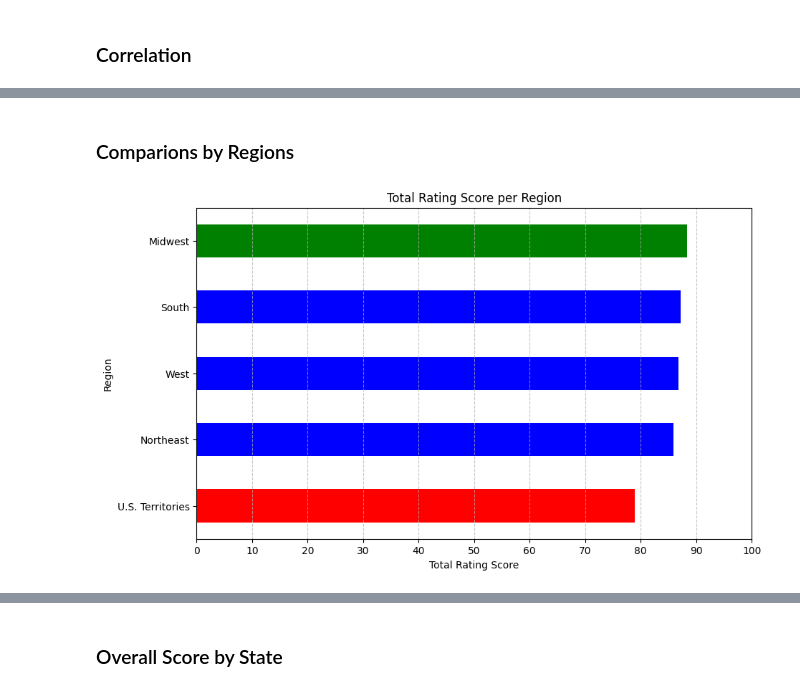
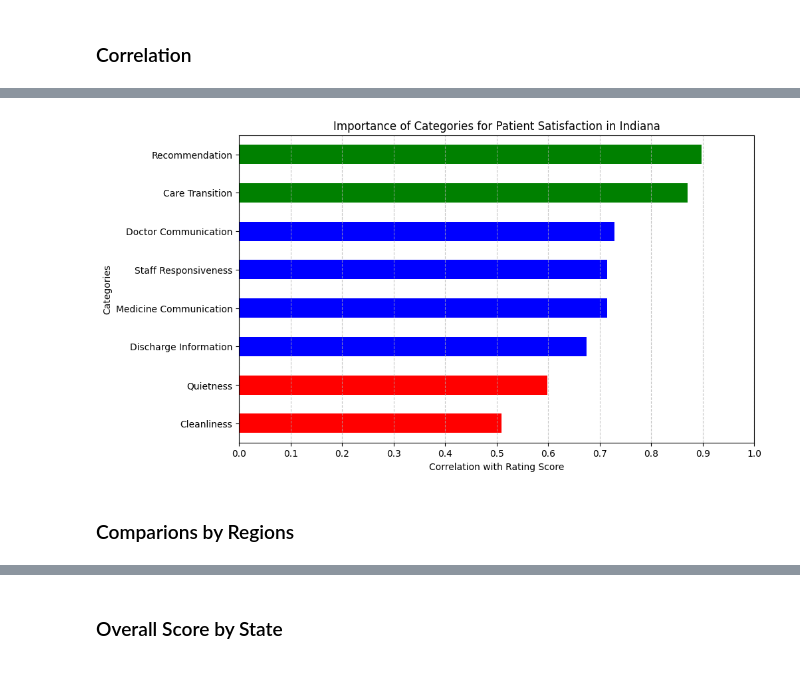
Before and after one commit to demavior/PublicHealthExperience, a Jupyter notebook: notebooks/03_visualization.ipynb, the cells around one changed output, grey strips where cells are left out. Drawn from its saved outputs; the diff is of its cells as text; code cells hidden in the pictures.

```diff
--- a/notebooks/03_visualization.ipynb
+++ b/notebooks/03_visualization.ipynb
@@ -127,15 +32,7 @@ plt.show()
+# %%
+# Plot Correlation bar chart for Indiana state
+plot_barh_correlation(completed_df, state='IN')
+# %% [output]
+[figure, added]
 # %% [markdown]
 ### Comparions by Regions
-# %%
-colors = ['green' if Region == 'Midwest' else 'red' if Region == 'U.S. Territories' else 'blue' for Region in byRegion_df.index.values]
-# Plot the total rating score per region
-byRegion_df['Rating Score'].plot(kind='barh', figsize=(10, 6), color =colors)
-plt.title('Total Rating Score per Region')
-plt.ylabel('Region')
-plt.xlabel('Total Rating Score')
-plt.xticks(np.arange(0, 110, 10))
-plt.gca().invert_yaxis()
-plt.grid(axis='x', linestyle='--', alpha=0.7)
-plt.show()
-# %% [output]
-[figure, removed]
```
Also changed, not shown: parts of 14 cells of this notebook, 1 other file.
